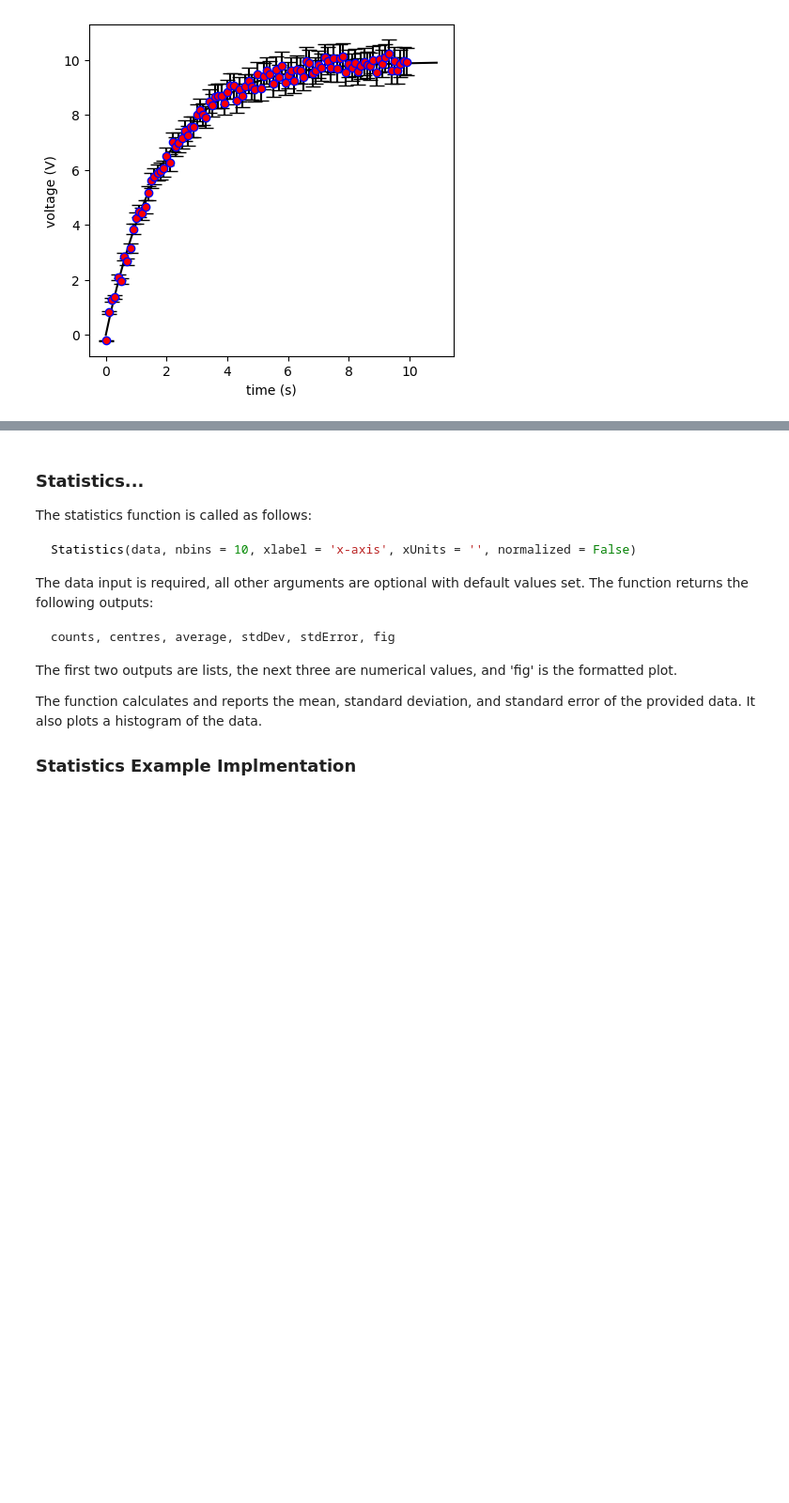
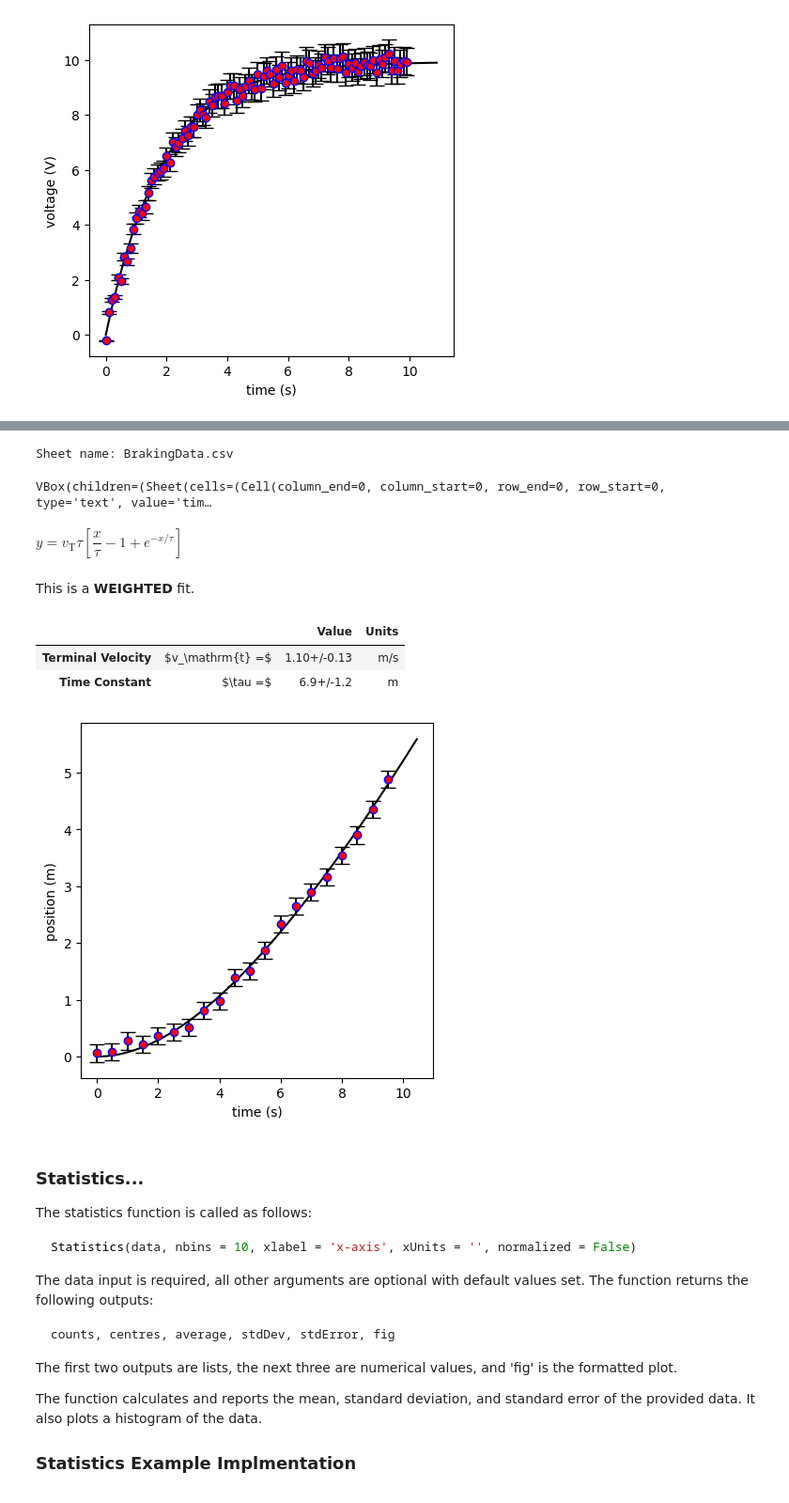
Before and after one commit to jake-bobowski/PHYS121_Functions, a Jupyter notebook: PHYS_121_Functions_demonstration.ipynb, the cells around one changed output, grey strips where cells are left out. Shown at 94% size. Saved outputs shown, nothing was run; the diff lists cells and outputs as text; code cells hidden in the pictures; blank space fills up the shorter version.

```diff
--- a/PHYS_121_Functions_demonstration.ipynb
+++ b/PHYS_121_Functions_demonstration.ipynb
@@ -206,3 +242,15 @@ This is a **WEIGHTED** fit.
+# %%
+PHYS121.Spreadsheet('BrakingData')
+v_T, tau, dv_T, dtau, fig = PHYS121.Braking(v_time, v_position, v_errPosition, 'time' , 'position', 's', 'm')
+# %% [output]
+Sheet name: BrakingData.csv
+VBox(children=(Sheet(cells=(Cell(column_end=0, column_start=0, row_end=0, row_start=0, type='text', value='tim…
+$y = v_\mathrm{T}\tau\left[\dfrac{x}{\tau} - 1 + e^{-x/ \tau}\right]$
+This is a **WEIGHTED** fit.
+|  |  | Value | Units |
+| Terminal Velocity | $v_\mathrm{t} =$ | 1.10+/-0.13 | m/s |
+| Time Constant | $\tau =$ | 6.9+/-1.2 | m |
+[figure, added]
 # %% [markdown]
 ### Statistics...
 
```
Also changed, not shown: parts of 4 cells of this notebook, 2 other files.
